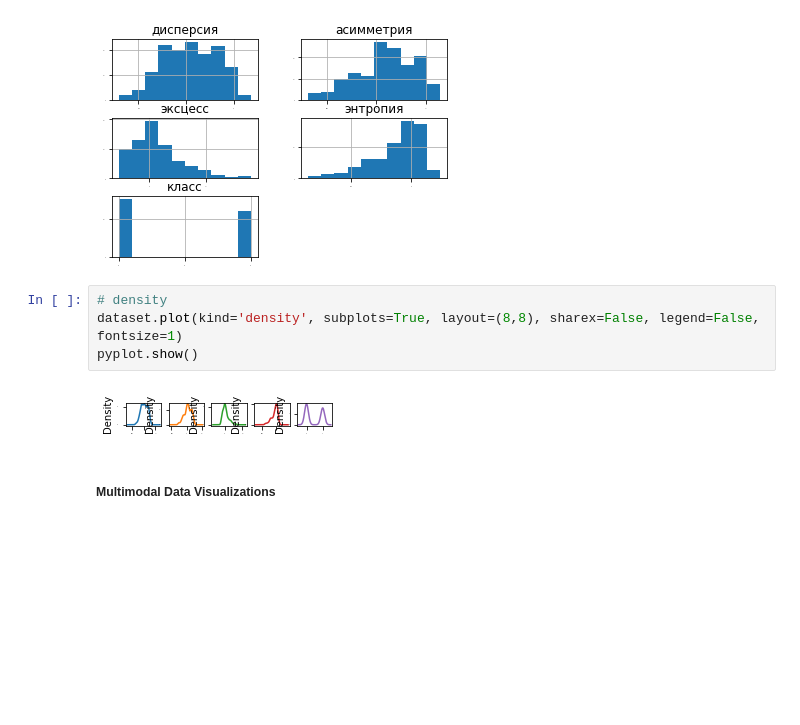
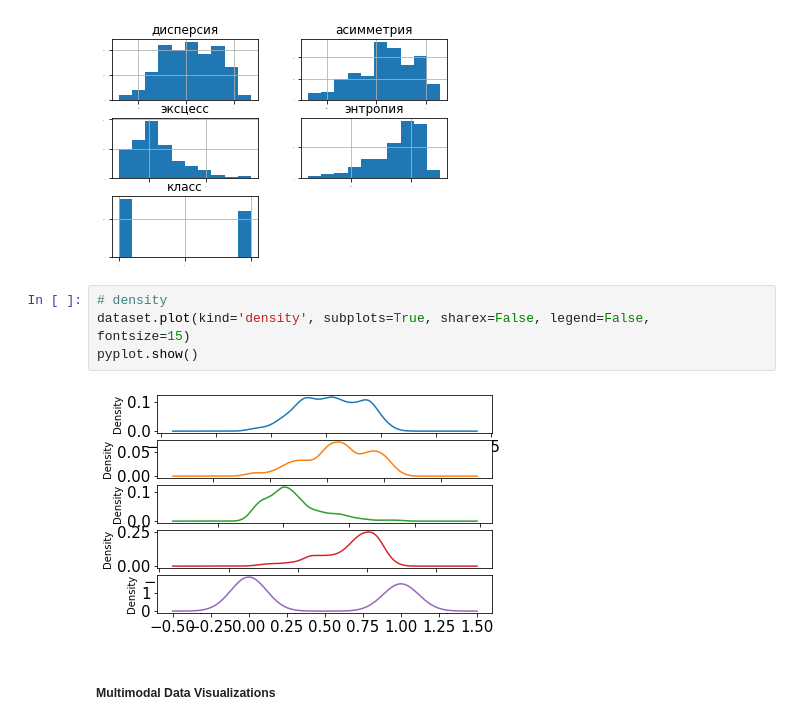
Before and after one commit to Saykon-k/pit, a Jupyter notebook: 6_semester/analytical_marketing/12/AnMark_Pract_12.ipynb, the cells around one changed output. Drawn from its saved outputs; the diff is of its cells as text; blank space fills up the shorter version.

```diff
--- a/6_semester/analytical_marketing/12/AnMark_Pract_12.ipynb
+++ b/6_semester/analytical_marketing/12/AnMark_Pract_12.ipynb
@@ -116,11 +116,11 @@ pyplot.show()
 [figure]
 # %%
 # density
-dataset.plot(kind='density', subplots=True, layout=(8,8), sharex=False, legend=False,
-fontsize=1)
+dataset.plot(kind='density', subplots=True, sharex=False, legend=False,
+fontsize=15)
 pyplot.show()
 # %% [output]
-[figure, old version]
+[figure, new version]
 # %% [markdown]
 ##### Multimodal Data Visualizations
 # %%
```
Also changed, not shown: parts of 5 cells of this notebook.
